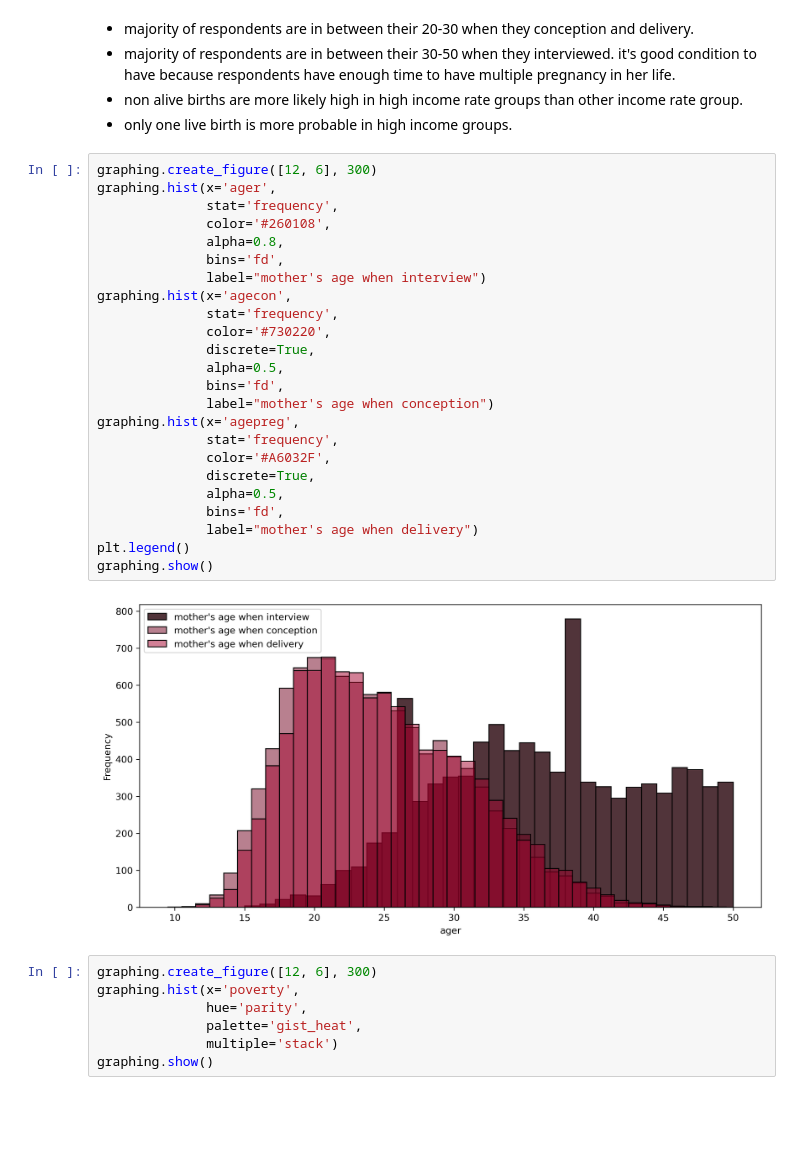
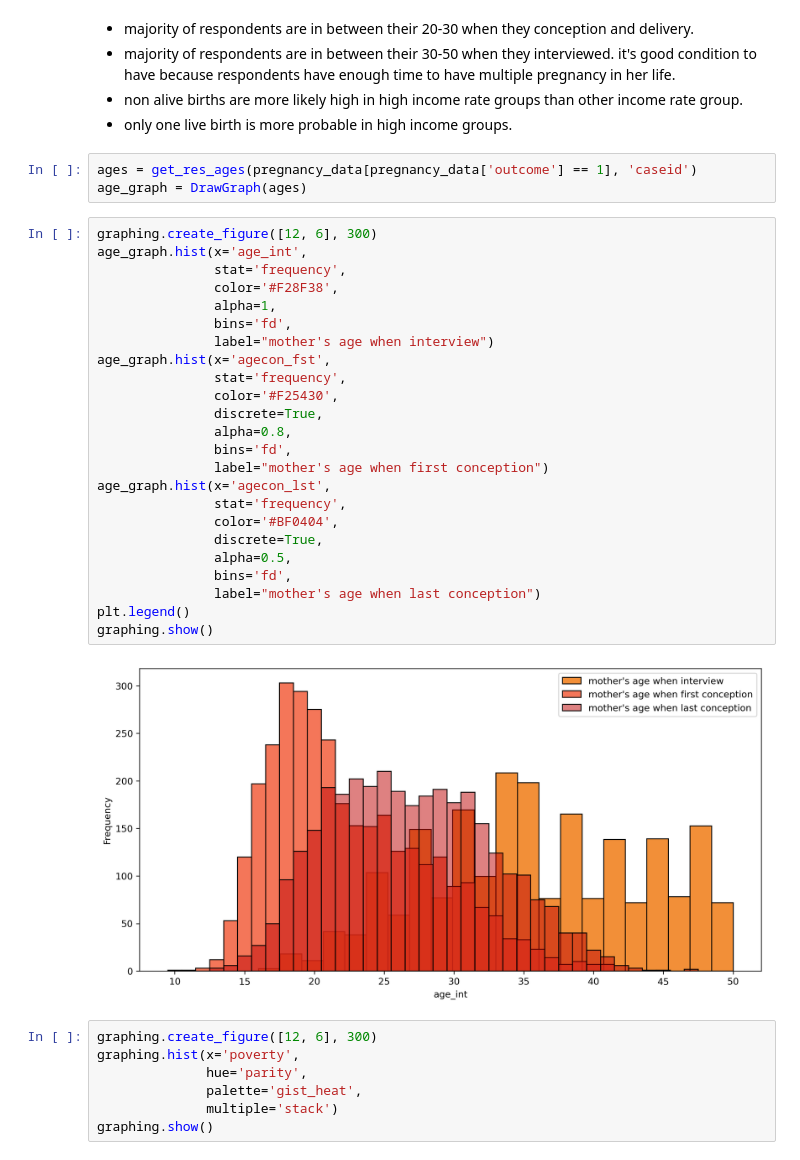
Before and after one commit to ashen007/National-Survey-of-Family-Growth, a Jupyter notebook: National Survey of Family Growth/Notebooks/pregnancy.ipynb, the cells around one changed output. Drawn from its saved outputs; the diff is of its cells as text; blank space fills up the shorter version.

```diff
--- a/National Survey of Family Growth/Notebooks/pregnancy.ipynb
+++ b/National Survey of Family Growth/Notebooks/pregnancy.ipynb
@@ -616,32 +588,35 @@ condition to have because respondents have enough time to have multiple pregnanc
 * non alive births are more likely high in high income rate groups than other income rate
 group.
 * only one live birth is more probable in high income groups.
+# %%
+ages = get_res_ages(pregnancy_data[pregnancy_data['outcome'] == 1], 'caseid')
+age_graph = DrawGraph(ages)
 # %%
 graphing.create_figure([12, 6], 300)
-graphing.hist(x='ager',
-              stat='frequency',
-              color='#260108',
-              alpha=0.8,
-              bins='fd',
-              label="mother's age when interview")
-graphing.hist(x='agecon',
-              stat='frequency',
-              color='#730220',
-              discrete=True,
-              alpha=0.5,
-              bins='fd',
-              label="mother's age when conception")
-graphing.hist(x='agepreg',
-              stat='frequency',
-              color='#A6032F',
-              discrete=True,
-              alpha=0.5,
-              bins='fd',
-              label="mother's age when delivery")
+age_graph.hist(x='age_int',
+               stat='frequency',
+               color='#F28F38',
+               alpha=1,
+               bins='fd',
+               label="mother's age when interview")
+age_graph.hist(x='agecon_fst',
+               stat='frequency',
+               color='#F25430',
+               discrete=True,
+               alpha=0.8,
+               bins='fd',
+               label="mother's age when first conception")
+age_graph.hist(x='agecon_lst',
+               stat='frequency',
+               color='#BF0404',
+               discrete=True,
+               alpha=0.5,
+               bins='fd',
+               label="mother's age when last conception")
 plt.legend()
 graphing.show()
 # %% [output]
-[figure, old version]
+[figure, new version]
 # %%
 graphing.create_figure([12, 6], 300)
 graphing.hist(x='poverty',
```
Also changed, not shown: parts of 1 cell of this notebook, 1 other file.
